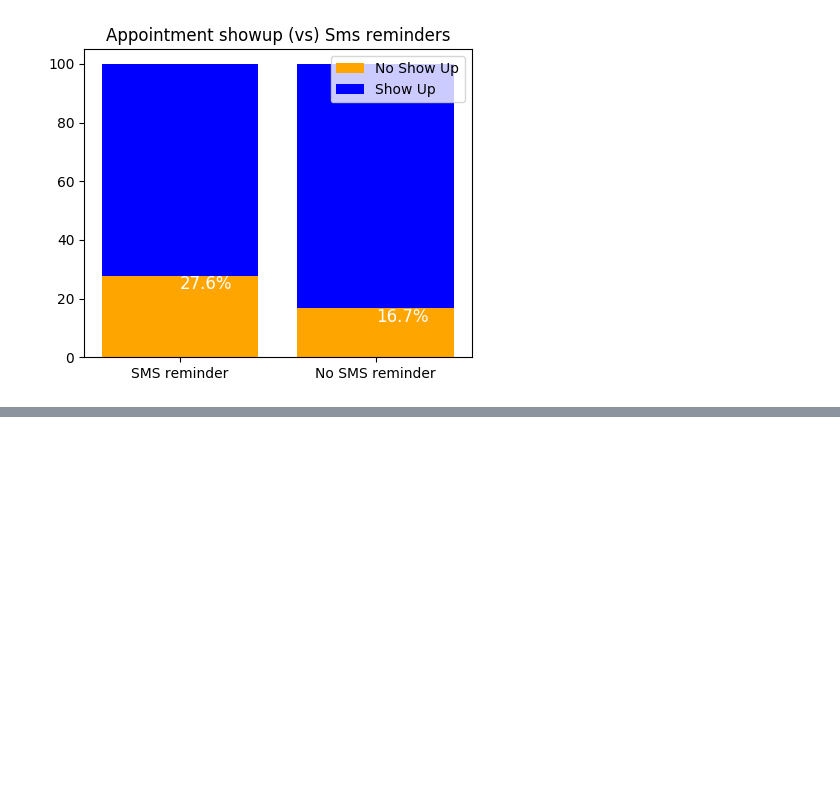
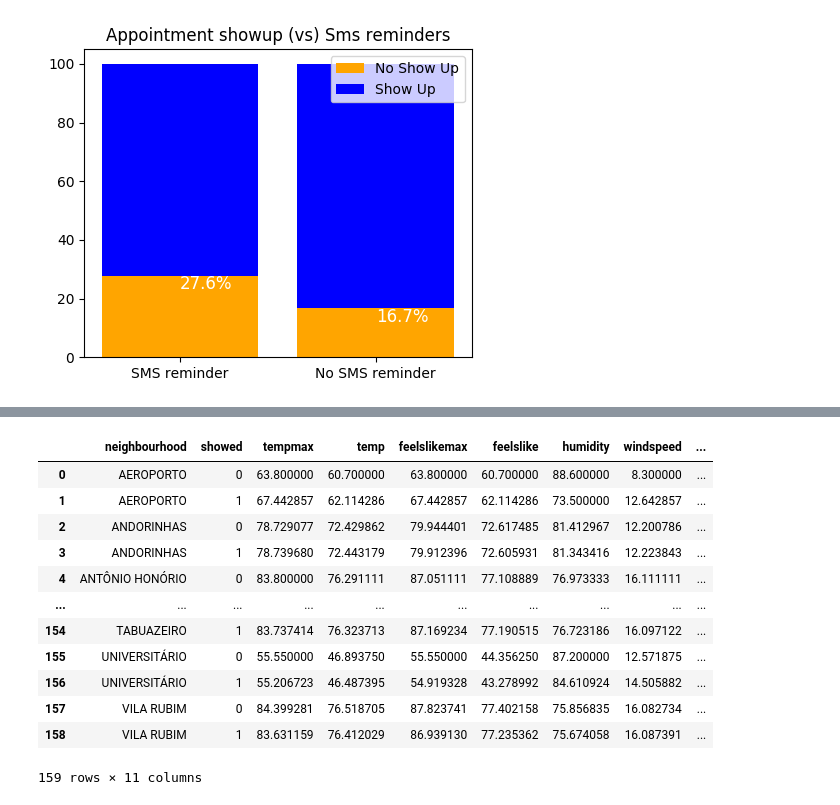
Before and after one commit to architkaila/Predicting-Patient-No-Shows, a Jupyter notebook: EDA.ipynb, the cells around one changed output, grey strips where cells are left out. Saved outputs shown, nothing was run; the diff lists cells and outputs as text; code cells hidden in the pictures; blank space fills up the shorter version.

```diff
--- a/EDA.ipynb
+++ b/EDA.ipynb
@@ -700,0 +807,21 @@ Text(1, 12.1, '16.7%')
+# %%
+## Exploring effect of different weather parameters on patient show ups in each neighbourhood
+appointments_weather_df = df.groupby(['neighbourhood','showed'])['tempmax', 'temp', 'feelslikemax',
+       'feelslike', 'humidity', 'windspeed', 'solarradiation', 'solarenergy',
+       'uvindex'].mean().reset_index()
+
+appointments_weather_df
+# %% [output]
+|  | neighbourhood | showed | tempmax | temp | feelslikemax | feelslike | humidity | windspeed | ... |
+| 0 | AEROPORTO | 0 | 63.800000 | 60.700000 | 63.800000 | 60.700000 | 88.600000 | 8.300000 | ... |
+| 1 | AEROPORTO | 1 | 67.442857 | 62.114286 | 67.442857 | 62.114286 | 73.500000 | 12.642857 | ... |
+| 2 | ANDORINHAS | 0 | 78.729077 | 72.429862 | 79.944401 | 72.617485 | 81.412967 | 12.200786 | ... |
+| 3 | ANDORINHAS | 1 | 78.739680 | 72.443179 | 79.912396 | 72.605931 | 81.343416 | 12.223843 | ... |
+| 4 | ANTÔNIO HONÓRIO | 0 | 83.800000 | 76.291111 | 87.051111 | 77.108889 | 76.973333 | 16.111111 | ... |
+| ... | ... | ... | ... | ... | ... | ... | ... | ... | ... |
+| 154 | TABUAZEIRO | 1 | 83.737414 | 76.323713 | 87.169234 | 77.190515 | 76.723186 | 16.097122 | ... |
+| 155 | UNIVERSITÁRIO | 0 | 55.550000 | 46.893750 | 55.550000 | 44.356250 | 87.200000 | 12.571875 | ... |
+| 156 | UNIVERSITÁRIO | 1 | 55.206723 | 46.487395 | 54.919328 | 43.278992 | 84.610924 | 14.505882 | ... |
+| 157 | VILA RUBIM | 0 | 84.399281 | 76.518705 | 87.823741 | 77.402158 | 75.856835 | 16.082734 | ... |
+| 158 | VILA RUBIM | 1 | 83.631159 | 76.412029 | 86.939130 | 77.235362 | 75.674058 | 16.087391 | ... |
+159 rows × 11 columns
```
Also changed, not shown: parts of 11 cells of this notebook, 6 other files.
